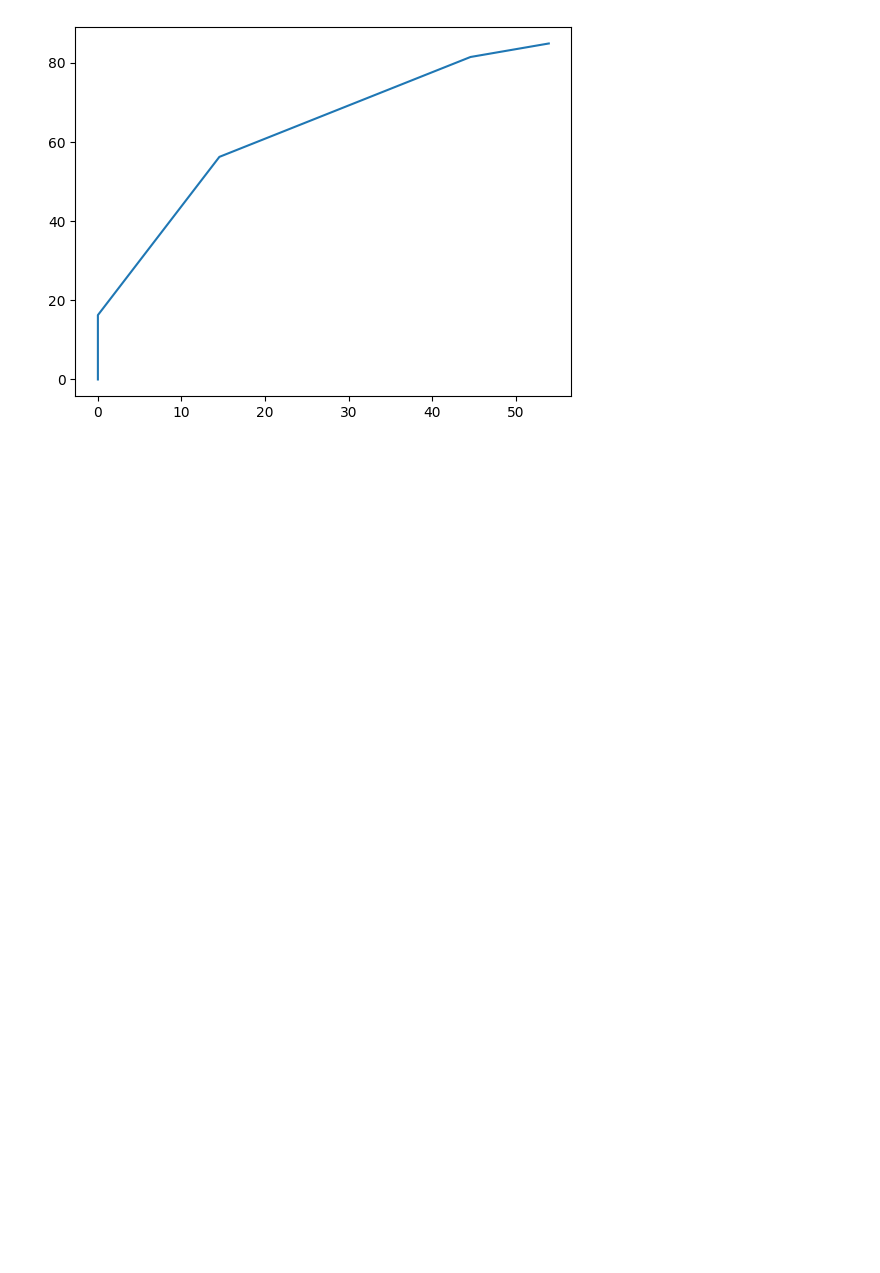
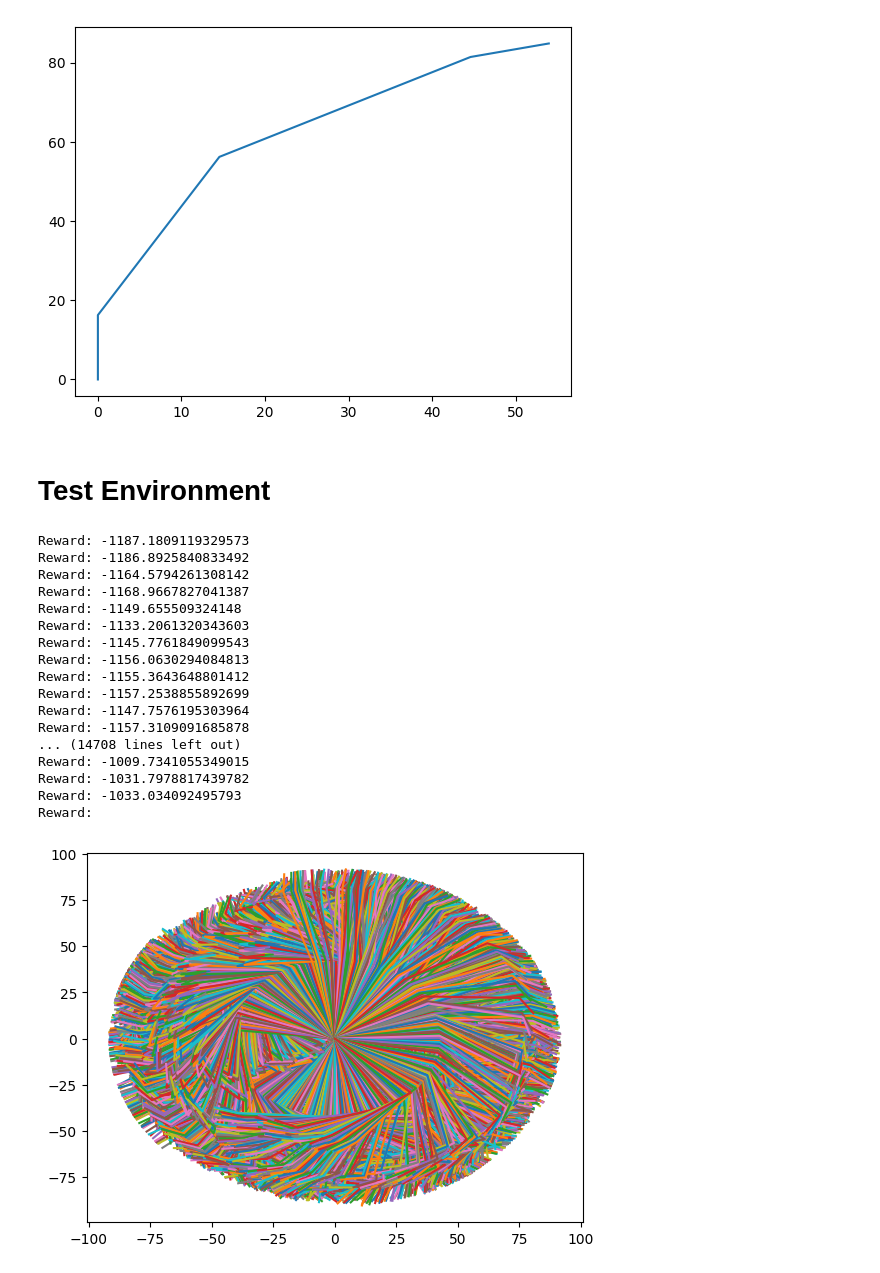
Before and after one commit to cymeo/2D_MT-Project, a Jupyter notebook: robot.ipynb, the cells around one changed output. Cells and saved outputs as stored; diff of their text form; code cells hidden in the pictures; blank space fills up the shorter version.

```diff
--- a/robot.ipynb
+++ b/robot.ipynb
@@ -91,0 +136,32 @@ class TwoD_Robot(gym.Env):
+# %% [markdown]
+# Test Environment
+# %%
+if __name__ == "__main__":
+    env = TwoD_Robot()
+    observation = env.reset()
+    done = False
+
+    while not done:
+        action = env.action_space.sample()  # Random action
+        observation, reward, done  = env.step(action)
+        env.render()
+        print(f"Reward: {reward}")
+# %% [output]
+Reward: -1187.1809119329573
+Reward: -1186.8925840833492
+Reward: -1164.5794261308142
+Reward: -1168.9667827041387
+Reward: -1149.655509324148
+Reward: -1133.2061320343603
+Reward: -1145.7761849099543
+Reward: -1156.0630294084813
+Reward: -1155.3643648801412
+Reward: -1157.2538855892699
+Reward: -1147.7576195303964
+Reward: -1157.3109091685878
+... (14708 lines left out)
+Reward: -1009.7341055349015
+Reward: -1031.7978817439782
+Reward: -1033.034092495793
+Reward:
+[figure, added]
```
Also changed, not shown: parts of 4 cells of this notebook.
